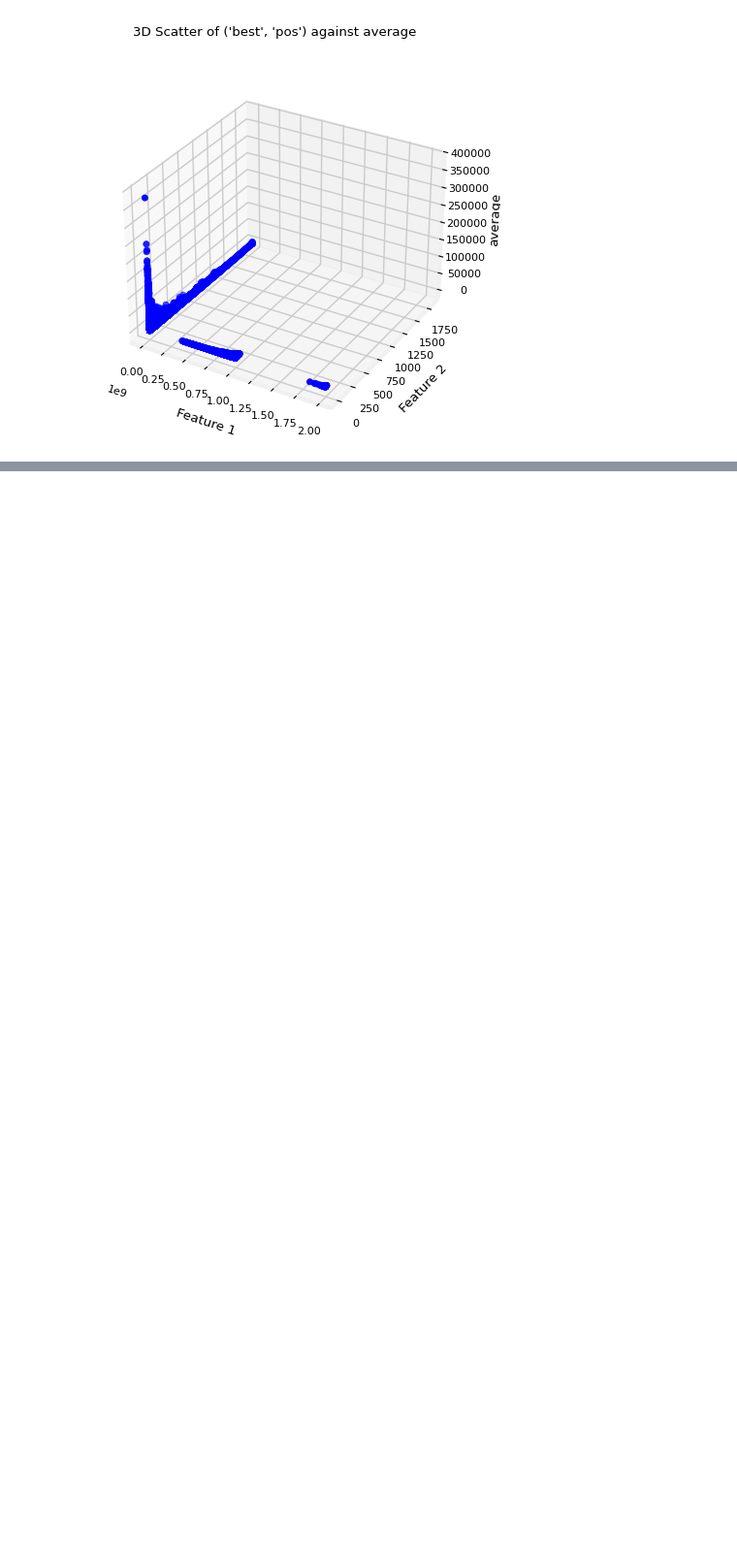
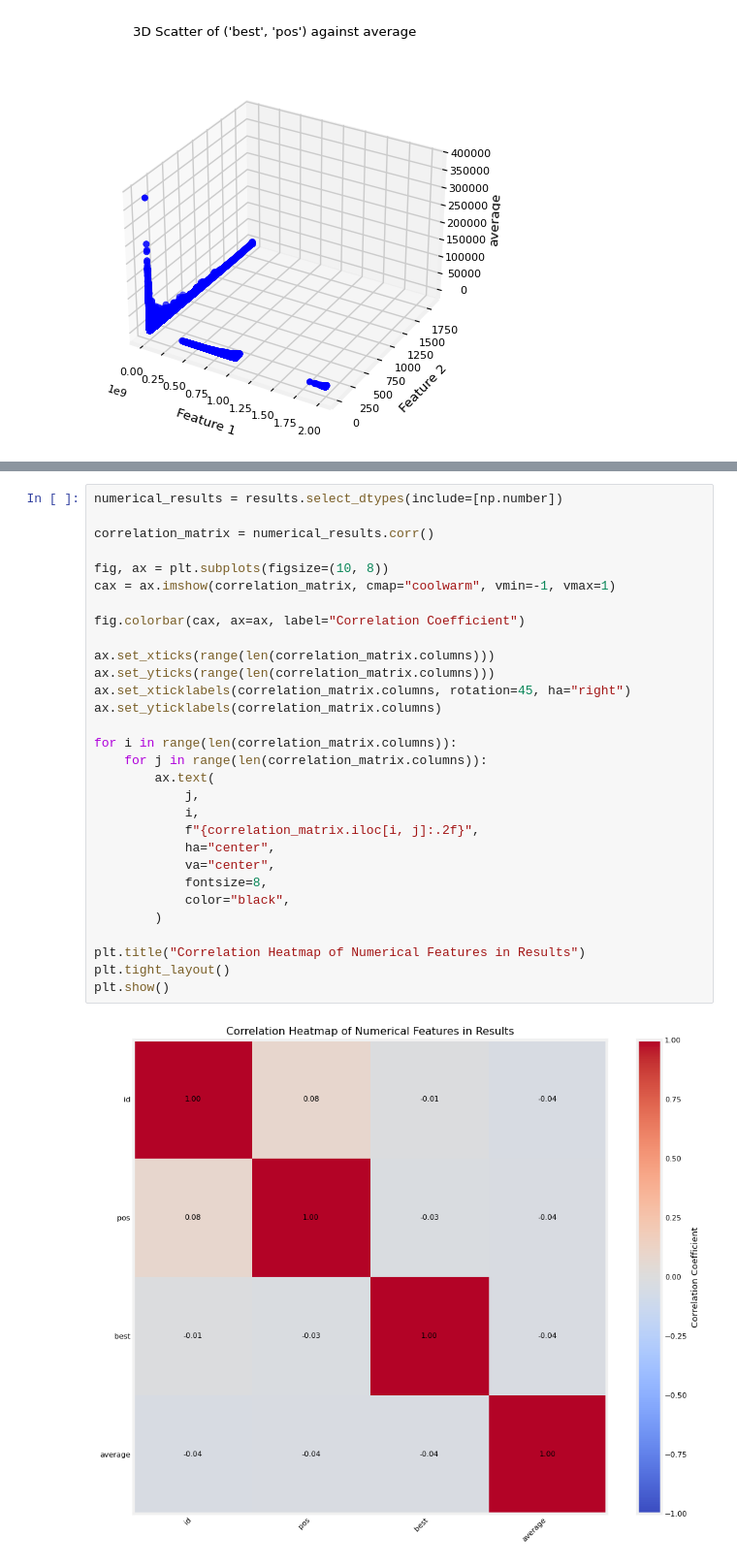
Before and after one commit to TempeHS/2026SE_MLOPSTask_Michael.L, a Jupyter notebook: 2.Model_Development/2.1.Data_Wrangling/2.1.1.data_preview.ipynb, the cells around one changed output, grey strips where cells are left out. Shown at 97% size. Cells and saved outputs as stored; diff of their text form; blank space fills up the shorter version.

```diff
--- a/2.Model_Development/2.1.Data_Wrangling/2.1.1.data_preview.ipynb
+++ b/2.Model_Development/2.1.Data_Wrangling/2.1.1.data_preview.ipynb
@@ -212,0 +221,32 @@ plt.show()
+# %%
+numerical_results = results.select_dtypes(include=[np.number])
+
+correlation_matrix = numerical_results.corr()
+
+fig, ax = plt.subplots(figsize=(10, 8))
+cax = ax.imshow(correlation_matrix, cmap="coolwarm", vmin=-1, vmax=1)
+
+fig.colorbar(cax, ax=ax, label="Correlation Coefficient")
+
+ax.set_xticks(range(len(correlation_matrix.columns)))
+ax.set_yticks(range(len(correlation_matrix.columns)))
+ax.set_xticklabels(correlation_matrix.columns, rotation=45, ha="right")
+ax.set_yticklabels(correlation_matrix.columns)
+
+for i in range(len(correlation_matrix.columns)):
+    for j in range(len(correlation_matrix.columns)):
+        ax.text(
+            j,
+            i,
+            f"{correlation_matrix.iloc[i, j]:.2f}",
+            ha="center",
+            va="center",
+            fontsize=8,
+            color="black",
+        )
+
+plt.title("Correlation Heatmap of Numerical Features in Results")
+plt.tight_layout()
+plt.show()
+# %% [output]
+[figure, added]
```
Also changed, not shown: parts of 10 cells of this notebook, 1 other file.
